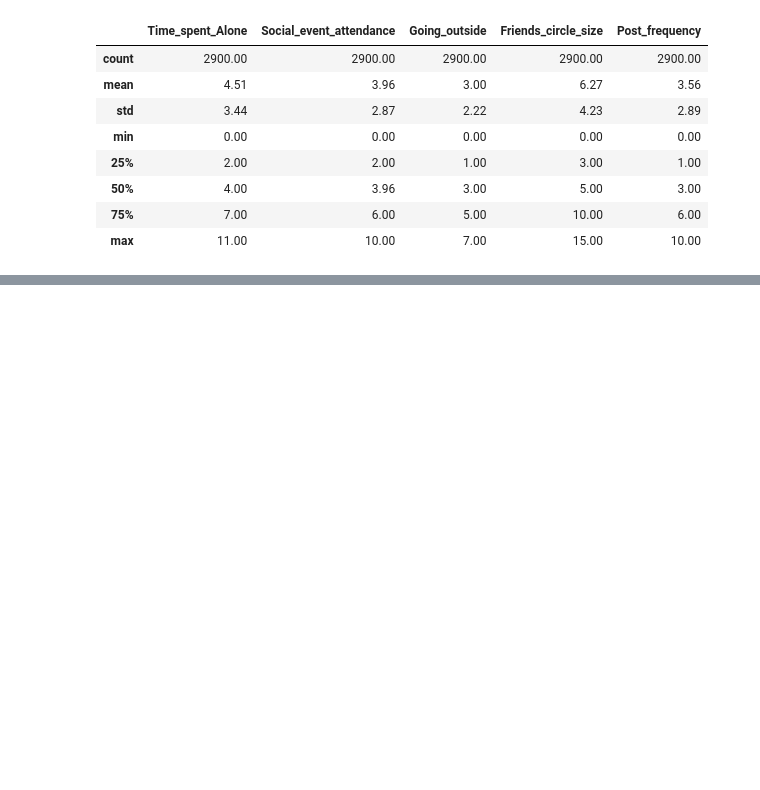
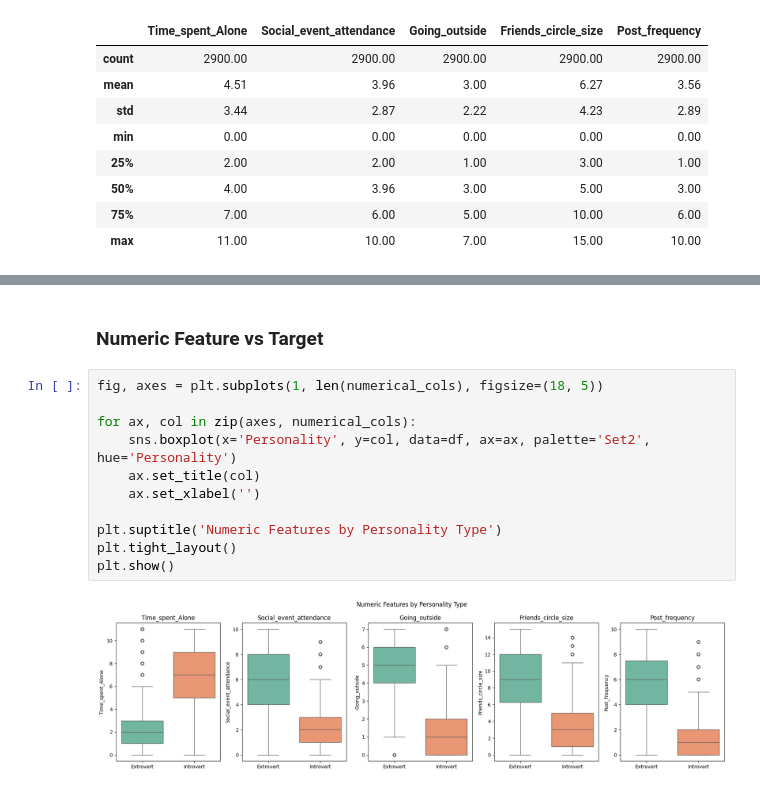
Before and after one commit to fishbulle/personality-classification-ml, a Jupyter notebook: notebooks/analysis.ipynb, the cells around one changed output, grey strips where cells are left out. Cells and saved outputs as stored; diff of their text form; blank space fills up the shorter version.

```diff
--- a/notebooks/analysis.ipynb
+++ b/notebooks/analysis.ipynb
@@ -69,0 +99,15 @@ Number of duplicate rows: 402
+# %% [markdown]
+### Numeric Feature vs Target
+# %%
+fig, axes = plt.subplots(1, len(numerical_cols), figsize=(18, 5))
+
+for ax, col in zip(axes, numerical_cols):
+    sns.boxplot(x='Personality', y=col, data=df, ax=ax, palette='Set2', hue='Personality')
+    ax.set_title(col)
+    ax.set_xlabel('')
+
+plt.suptitle('Numeric Features by Personality Type')
+plt.tight_layout()
+plt.show()
+# %% [output]
+[figure, added]
```
Also changed, not shown: parts of 12 cells of this notebook.
